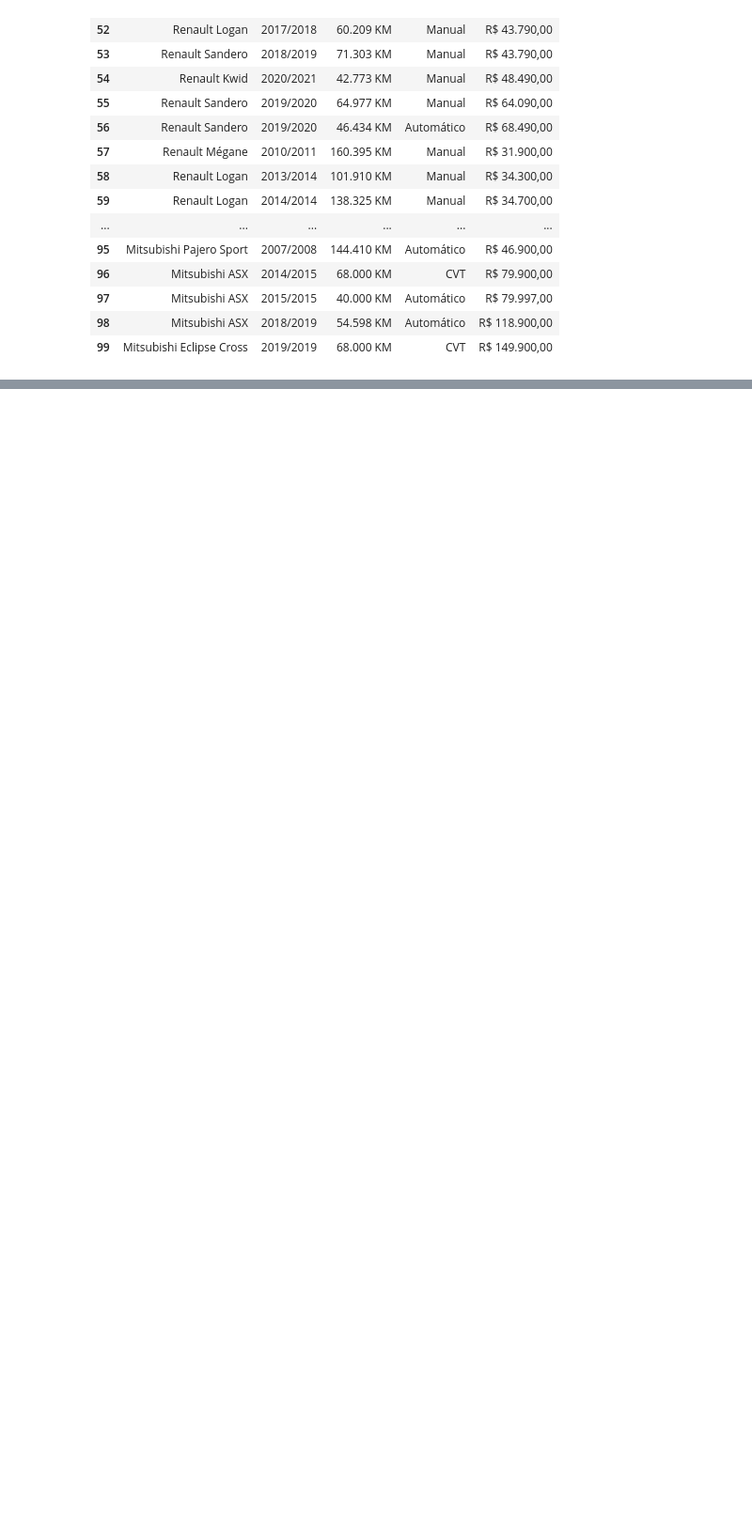
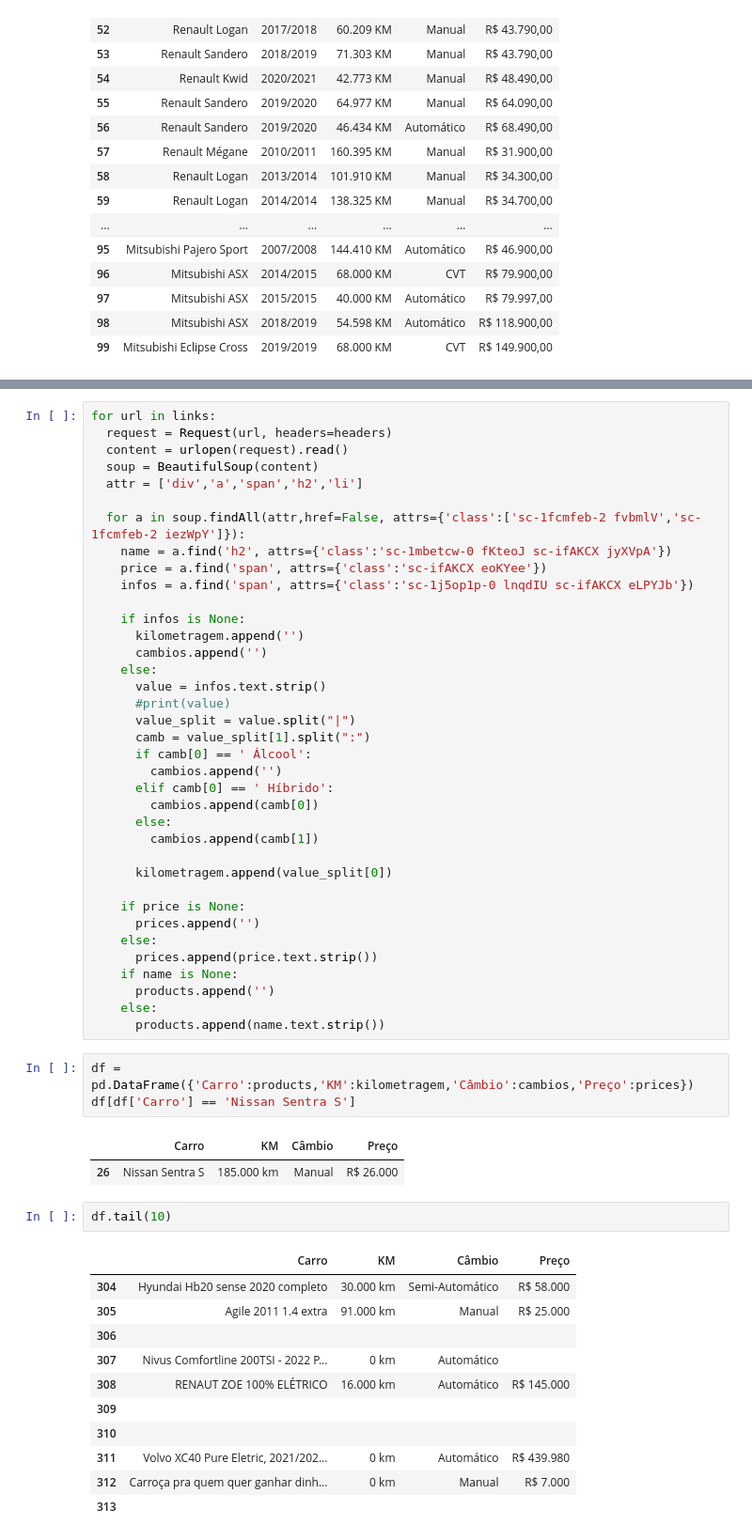
Before and after one commit to renatojmf/CM1-Software-Detection-Prediciton, a Jupyter notebook: projeto1.ipynb, the cells around one changed output, grey strips where cells are left out. Shown at 94% size. Cells and saved outputs as stored; diff of their text form; blank space fills up the shorter version.

```diff
--- a/projeto1.ipynb
+++ b/projeto1.ipynb
@@ -269,0 +341,57 @@ df[50:100]
+# %%
+for url in links:
+  request = Request(url, headers=headers)
+  content = urlopen(request).read()
+  soup = BeautifulSoup(content)
+  attr = ['div','a','span','h2','li']
+
+  for a in soup.findAll(attr,href=False, attrs={'class':['sc-1fcmfeb-2 fvbmlV','sc-1fcmfeb-2 iezWpY']}):
+    name = a.find('h2', attrs={'class':'sc-1mbetcw-0 fKteoJ sc-ifAKCX jyXVpA'})
+    price = a.find('span', attrs={'class':'sc-ifAKCX eoKYee'})
+    infos = a.find('span', attrs={'class':'sc-1j5op1p-0 lnqdIU sc-ifAKCX eLPYJb'})
+
+    if infos is None:
+      kilometragem.append('')
+      cambios.append('')
+    else:
+      value = infos.text.strip()
+      #print(value)
+      value_split = value.split("|")
+      camb = value_split[1].split(":")
+      if camb[0] == ' Álcool':
+        cambios.append('')
+      elif camb[0] == ' Híbrido':
+        cambios.append(camb[0])
+      else:
+        cambios.append(camb[1])
+
+      kilometragem.append(value_split[0])
+
+    if price is None:
+      prices.append('')
+    else:
+      prices.append(price.text.strip())
+    if name is None:
+      products.append('')
+    else:
+      products.append(name.text.strip())
+# %%
+df = pd.DataFrame({'Carro':products,'KM':kilometragem,'Câmbio':cambios,'Preço':prices})
+df[df['Carro'] == 'Nissan Sentra S']
+# %% [output]
+|  | Carro | KM | Câmbio | Preço |
+| 26 | Nissan Sentra S | 185.000 km | Manual | R$ 26.000 |
+# %%
+df.tail(10)
+# %% [output]
+|  | Carro | KM | Câmbio | Preço |
+| 304 | Hyundai Hb20 sense 2020 completo | 30.000 km | Semi-Automático | R$ 58.000 |
+| 305 | Agile 2011 1.4 extra | 91.000 km | Manual | R$ 25.000 |
+| 306 |  |  |  |  |
+| 307 | Nivus Comfortline 200TSI - 2022 P... | 0 km | Automático |  |
+| 308 | RENAUT ZOE 100% ELÉTRICO | 16.000 km | Automático | R$ 145.000 |
+| 309 |  |  |  |  |
+| 310 |  |  |  |  |
+| 311 | Volvo XC40 Pure Eletric, 2021/202... | 0 km | Automático | R$ 439.980 |
+| 312 | Carroça pra quem quer ganhar dinh... | 0 km | Manual | R$ 7.000 |
+| 313 |  |  |  |  |
```
Also changed, not shown: parts of 9 cells of this notebook.
